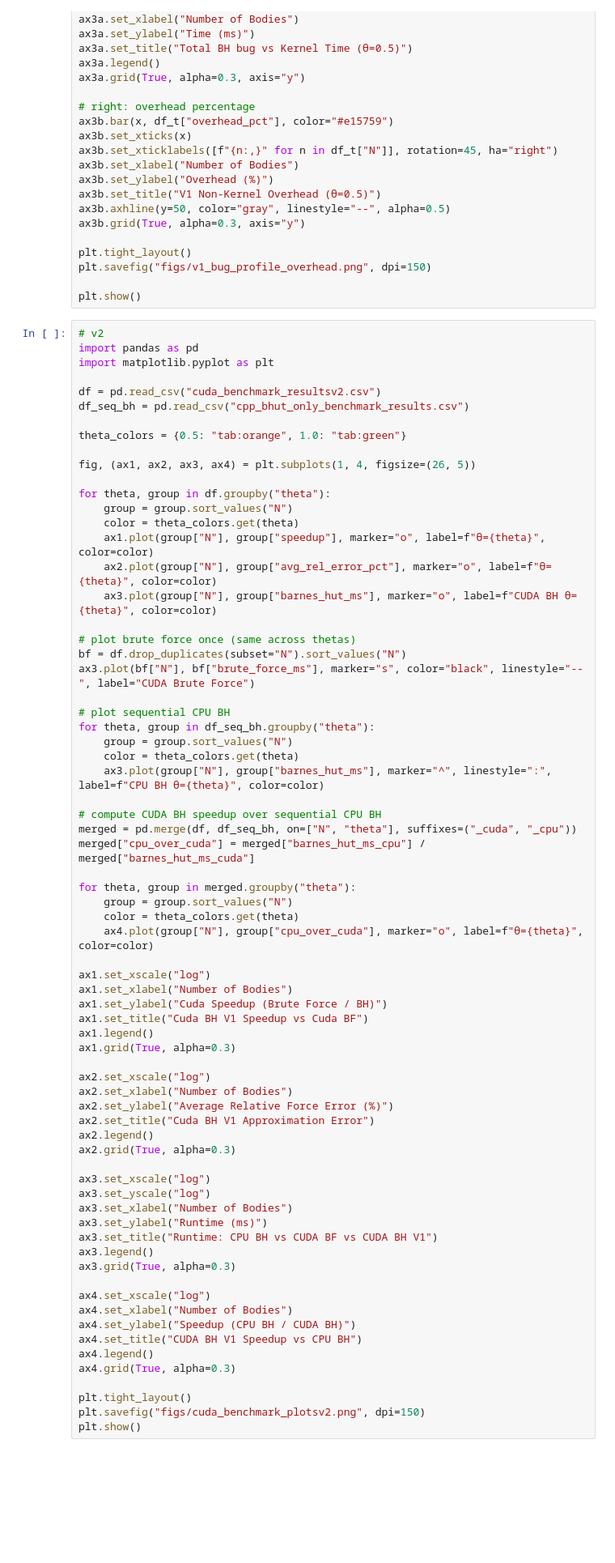
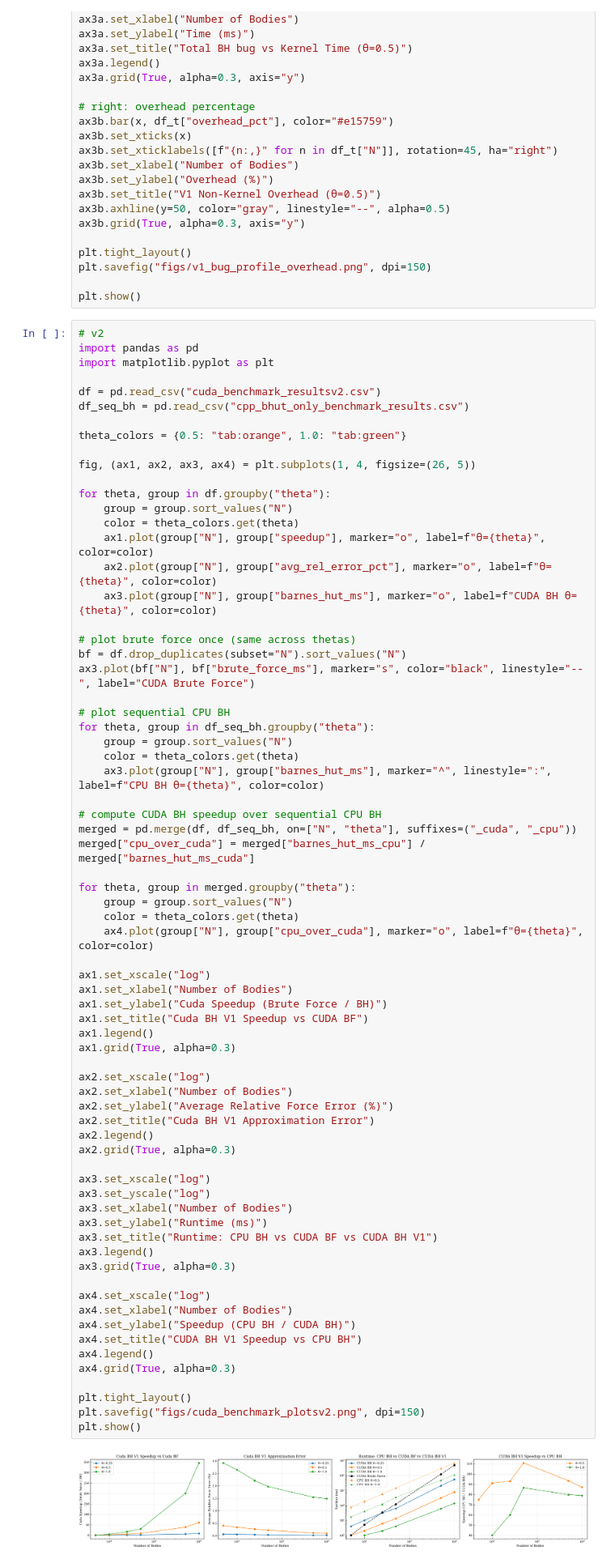
Before and after one commit to Andrew-Koulogeorge/barnes-hut, a Jupyter notebook: results/analysis.ipynb, the cells around one changed output. Shown at 81% size. Cells and saved outputs as stored; diff of their text form; blank space fills up the shorter version.

```diff
--- a/results/analysis.ipynb
+++ b/results/analysis.ipynb
@@ -315,35 +315,37 @@ for theta, group in merged.groupby("theta"):
 ax1.set_xscale("log")
 ax1.set_xlabel("Number of Bodies")
 ax1.set_ylabel("Cuda Speedup (Brute Force / BH)")
-ax1.set_title("Cuda BH V1 Speedup vs Cuda BF")
+ax1.set_title("Cuda BH V1 Speedup vs CUDA BF")
 ax1.legend()
 ax1.grid(True, alpha=0.3)
 
 ax2.set_xscale("log")
 ax2.set_xlabel("Number of Bodies")
 ax2.set_ylabel("Average Relative Force Error (%)")
 ax2.set_title("Cuda BH V1 Approximation Error")
 ax2.legend()
 ax2.grid(True, alpha=0.3)
 
 ax3.set_xscale("log")
 ax3.set_yscale("log")
 ax3.set_xlabel("Number of Bodies")
 ax3.set_ylabel("Runtime (ms)")
 ax3.set_title("Runtime: CPU BH vs CUDA BF vs CUDA BH V1")
 ax3.legend()
 ax3.grid(True, alpha=0.3)
 
 ax4.set_xscale("log")
 ax4.set_xlabel("Number of Bodies")
 ax4.set_ylabel("Speedup (CPU BH / CUDA BH)")
 ax4.set_title("CUDA BH V1 Speedup vs CPU BH")
 ax4.legend()
 ax4.grid(True, alpha=0.3)
 
 plt.tight_layout()
 plt.savefig("figs/cuda_benchmark_plotsv2.png", dpi=150)
 plt.show()
+# %% [output]
+[figure, added]
 # %%
 # v2 updated with new brute force
 import pandas as pd
```
Also changed, not shown: parts of 12 cells of this notebook, 51 other files.
